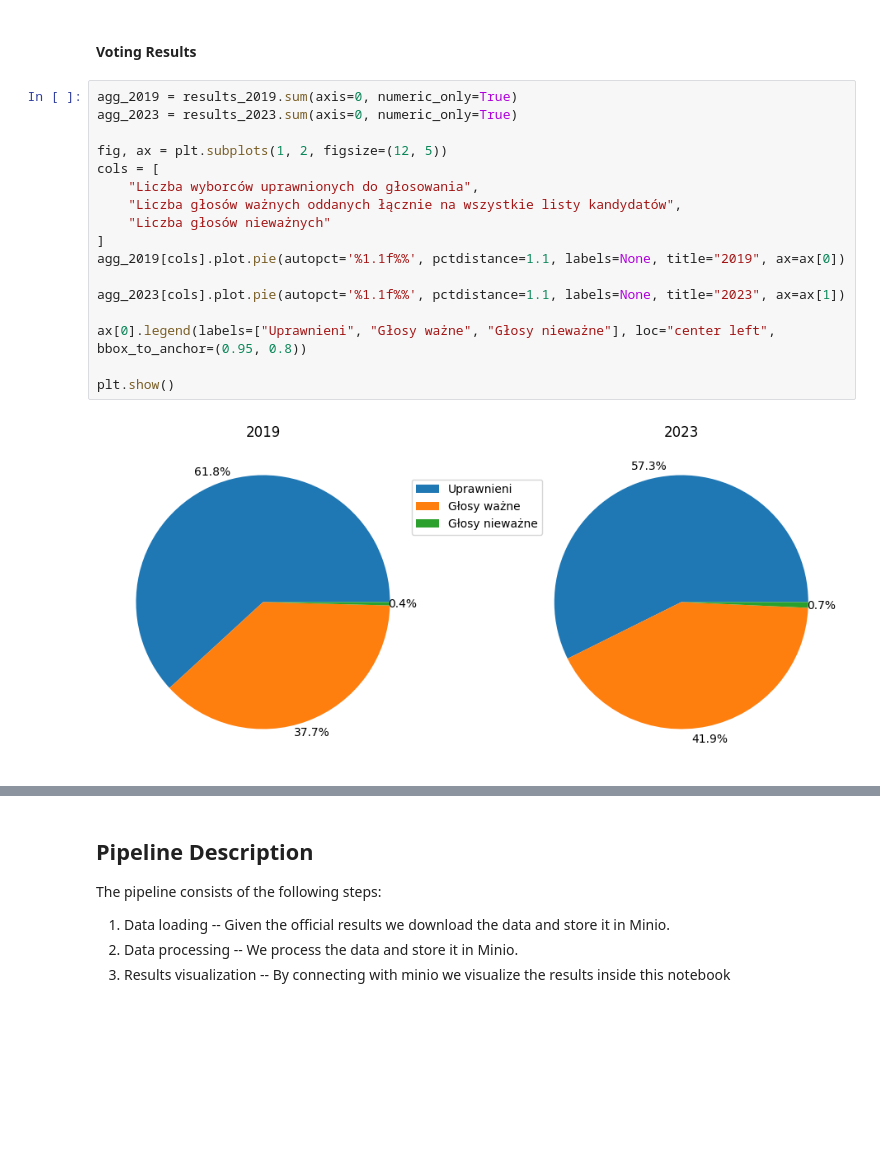
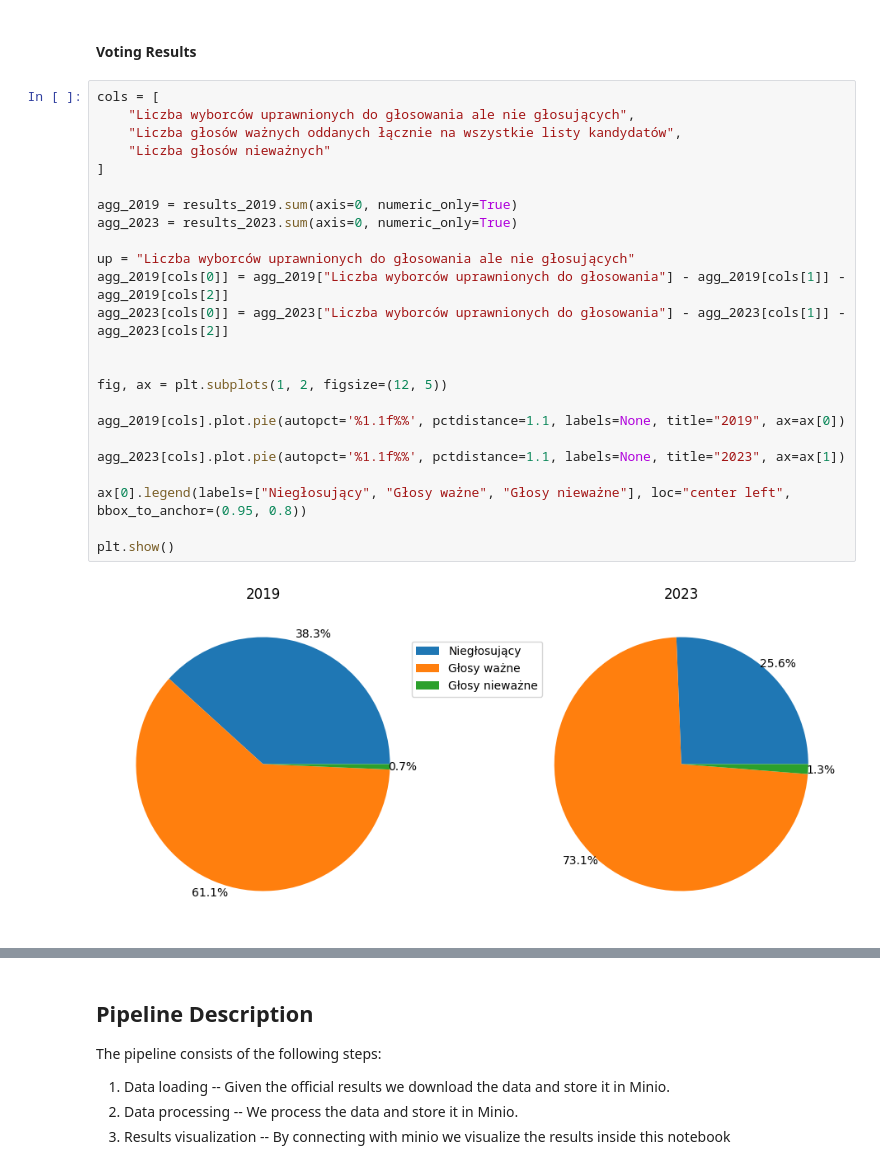
Before and after one commit to gbzaleski/DE-1-Elections, a Jupyter notebook: presentation.ipynb, the cells around one changed output, grey strips where cells are left out. Cells and saved outputs as stored; diff of their text form; blank space fills up the shorter version.

```diff
--- a/presentation.ipynb
+++ b/presentation.ipynb
@@ -145,24 +187,31 @@ plt.show()
 # %% [markdown]
 #### Voting Results
 # %%
+cols = [
+    "Liczba wyborców uprawnionych do głosowania ale nie głosujących",
+    "Liczba głosów ważnych oddanych łącznie na wszystkie listy kandydatów",
+    "Liczba głosów nieważnych"
+]
+
 agg_2019 = results_2019.sum(axis=0, numeric_only=True)
 agg_2023 = results_2023.sum(axis=0, numeric_only=True)
 
+up = "Liczba wyborców uprawnionych do głosowania ale nie głosujących"
+agg_2019[cols[0]] = agg_2019["Liczba wyborców uprawnionych do głosowania"] - agg_2019[cols[1]] - agg_2019[cols[2]]
+agg_2023[cols[0]] = agg_2023["Liczba wyborców uprawnionych do głosowania"] - agg_2023[cols[1]] - agg_2023[cols[2]]
+
+
 fig, ax = plt.subplots(1, 2, figsize=(12, 5))
-cols = [
-    "Liczba wyborców uprawnionych do głosowania",
-    "Liczba głosów ważnych oddanych łącznie na wszystkie listy kandydatów",
-    "Liczba głosów nieważnych"
-]
+
 agg_2019[cols].plot.pie(autopct='%1.1f%%', pctdistance=1.1, labels=None, title="2019", ax=ax[0])
 
 agg_2023[cols].plot.pie(autopct='%1.1f%%', pctdistance=1.1, labels=None, title="2023", ax=ax[1])
 
-ax[0].legend(labels=["Uprawnieni", "Głosy ważne", "Głosy nieważne"], loc="center left", bbox_to_anchor=(0.95, 0.8))
+ax[0].legend(labels=["Niegłosujący", "Głosy ważne", "Głosy nieważne"], loc="center left", bbox_to_anchor=(0.95, 0.8))
 
 plt.show()
 # %% [output]
-[figure, old version]
+[figure, new version]
 # %%
 agg_2019 = results_2019.sum(axis=0, numeric_only=True)
 agg_2023 = results_2023.sum(axis=0, numeric_only=True)
```
Also changed, not shown: parts of 21 cells of this notebook.
